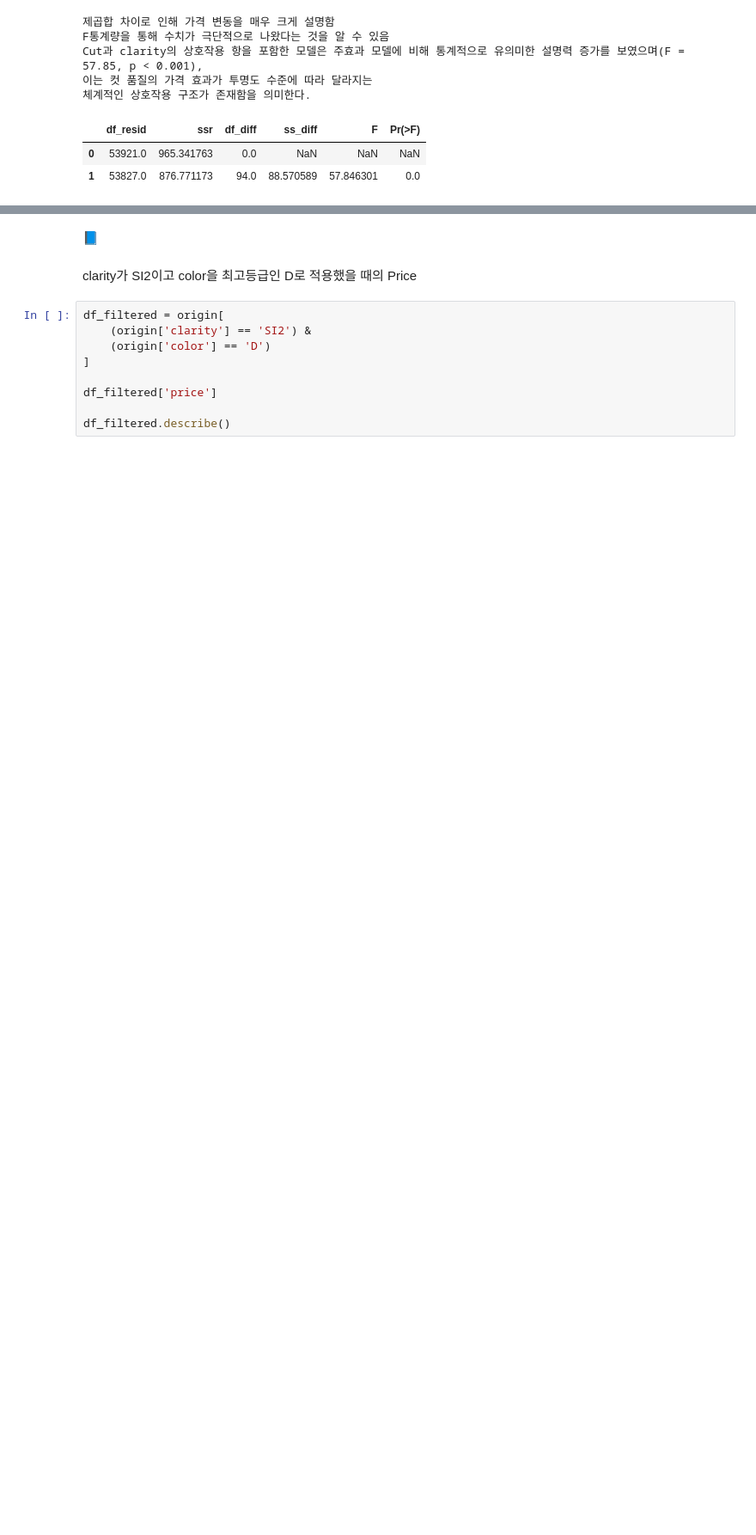
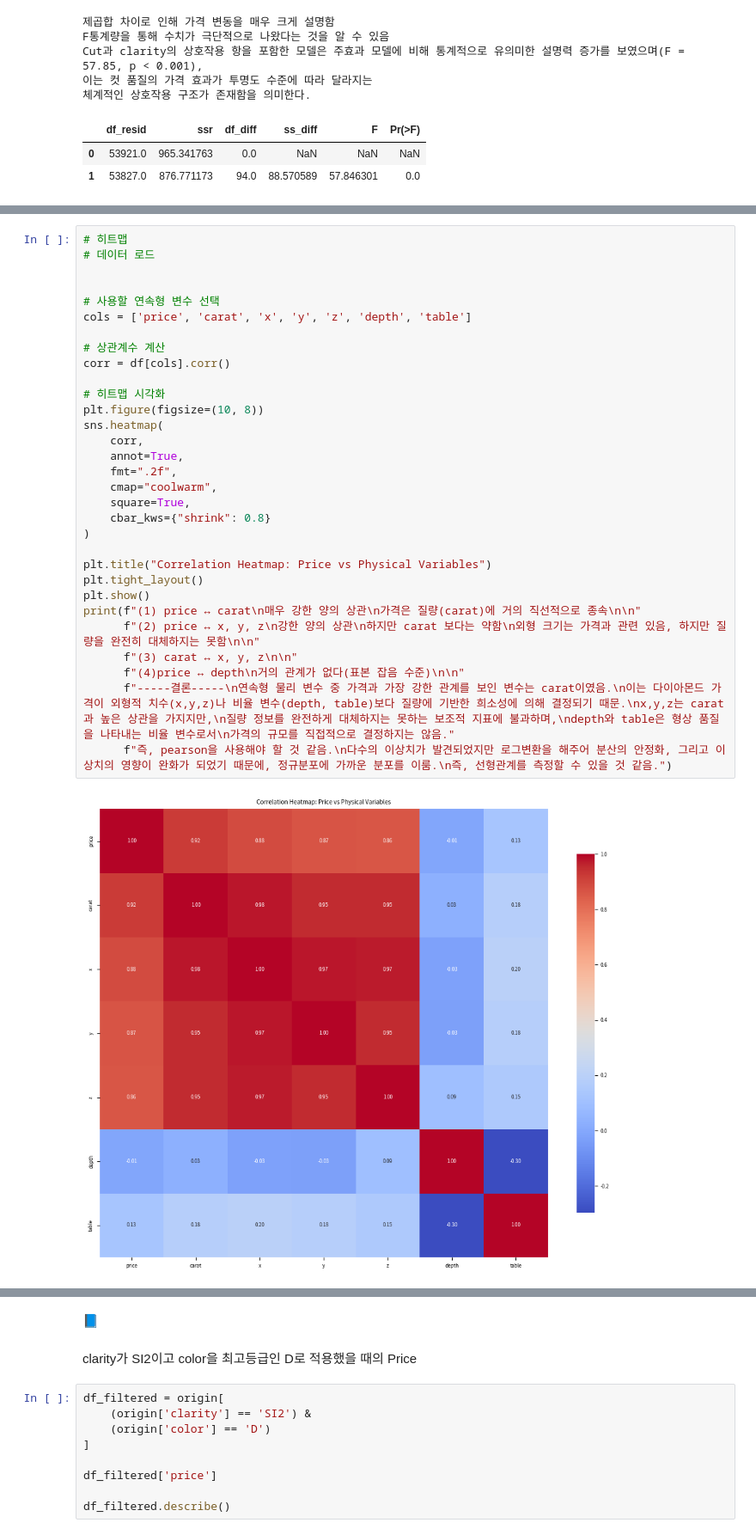
Before and after one commit to GYULLTANGURRI/main, a Jupyter notebook: 12월/251215실습/251212_Diamonds (1).ipynb, the cells around one changed output, grey strips where cells are left out. Shown: that part at 86% size. Saved outputs shown, nothing was run; the diff lists cells and outputs as text; blank space fills up the shorter version.

```diff
--- a/12월/251215실습/251212_Diamonds (1).ipynb
+++ b/12월/251215실습/251212_Diamonds (1).ipynb
@@ -808,0 +943,33 @@ Cut과 clarity의 상호작용 항을 포함한 모델은 주효과 모델에
+# %%
+# 히트맵
+# 데이터 로드
+
+
+# 사용할 연속형 변수 선택
+cols = ['price', 'carat', 'x', 'y', 'z', 'depth', 'table']
+
+# 상관계수 계산
+corr = df[cols].corr()
+
+# 히트맵 시각화
+plt.figure(figsize=(10, 8))
+sns.heatmap(
+    corr,
+    annot=True,
+    fmt=".2f",
+    cmap="coolwarm",
+    square=True,
+    cbar_kws={"shrink": 0.8}
+)
+
+plt.title("Correlation Heatmap: Price vs Physical Variables")
+plt.tight_layout()
+plt.show()
+print(f"(1) price ↔ carat\n매우 강한 양의 상관\n가격은 질량(carat)에 거의 직선적으로 종속\n\n"
+      f"(2) price ↔ x, y, z\n강한 양의 상관\n하지만 carat 보다는 약함\n외형 크기는 가격과 관련 있음, 하지만 질량을 완전히 대체하지는 못함\n\n"
+      f"(3) carat ↔ x, y, z\n\n"
+      f"(4)price ↔ depth\n거의 관계가 없다(표본 잡음 수준)\n\n"
+      f"-----결론-----\n연속형 물리 변수 중 가격과 가장 강한 관계를 보인 변수는 carat이였음.\n이는 다이아몬드 가격이 외형적 치수(x,y,z)나 비율 변수(depth, table)보다 질량에 기반한 희소성에 의해 결정되기 때문.\nx,y,z는 carat과 높은 상관을 가지지만,\n질량 정보를 완전하게 대체하지는 못하는 보조적 지표에 불과하며,\ndepth와 table은 형상 품질을 나타내는 비율 변수로서\n가격의 규모를 직접적으로 결정하지는 않음."
+      f"즉, pearson을 사용해야 할 것 같음.\n다수의 이상치가 발견되었지만 로그변환을 해주어 분산의 안정화, 그리고 이상치의 영향이 완화가 되었기 때문에, 정규분포에 가까운 분포를 이룸.\n즉, 선형관계를 측정할 수 있을 것 같음.")
+# %% [output]
+[figure, added]
```
Also changed, not shown: parts of 15 cells of this notebook, 1 other file.
